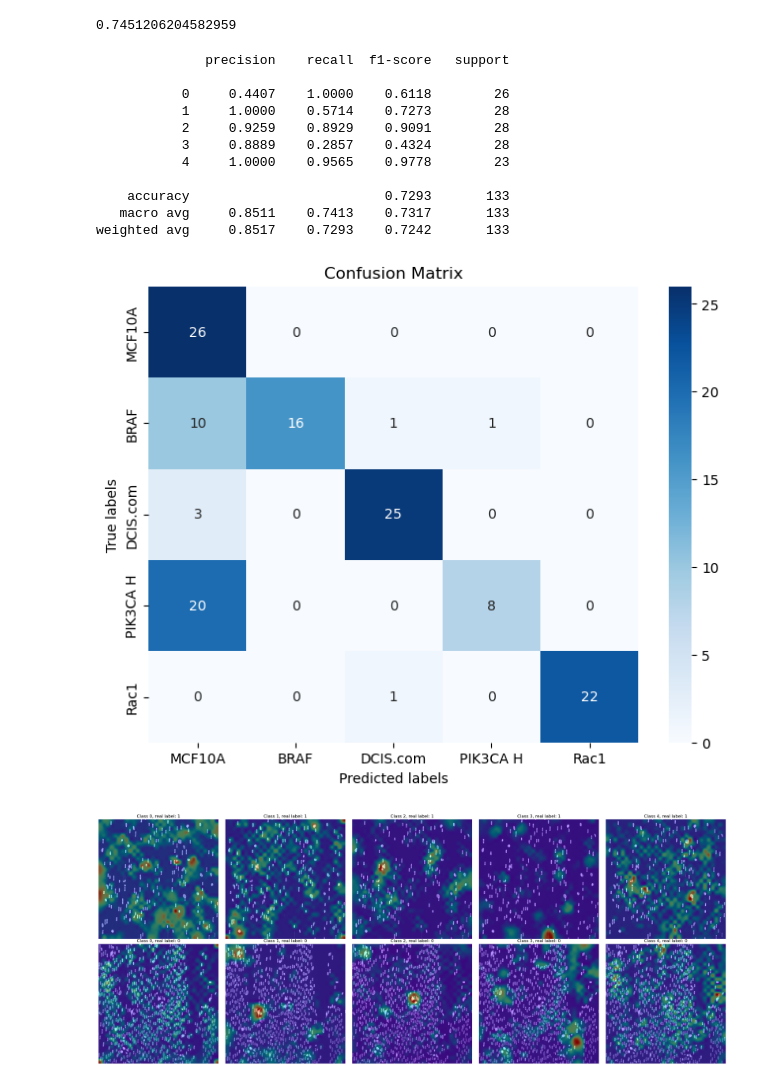
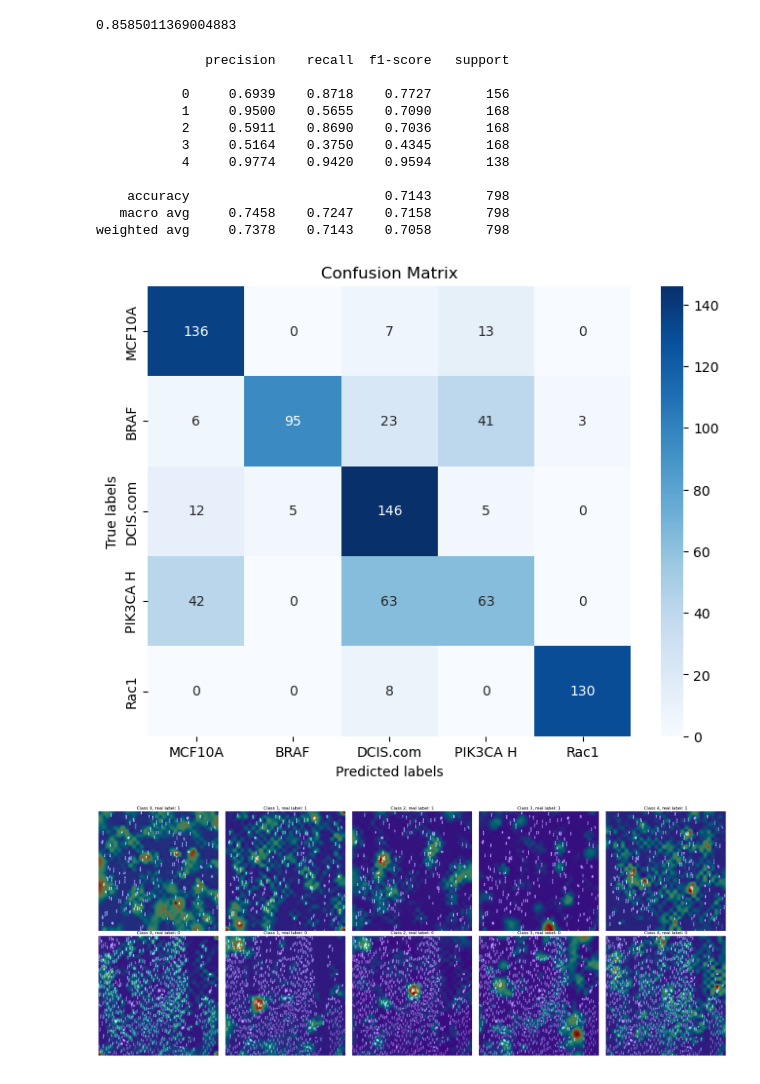
Before and after one commit to xjzhaang/microgrooves-classification, a Jupyter notebook: testing.ipynb, the cells around one changed output. Saved outputs shown, nothing was run; the diff lists cells and outputs as text; code cells hidden in the pictures.

```diff
--- a/testing.ipynb
+++ b/testing.ipynb
@@ -15,13 +15,15 @@ import numpy as np
 # %%
 EXPERIMENT="cancer_multiclass"
 EPOCH=210
+EXP_IDS = [220429, 220506]
 LOG_DIR = f"{EXPERIMENT}_{EPOCH}"
-SAVE_PATH = f"experiments/{EXPERIMENT}/models"
+SAVE_PATH = f"experiments/{EXPERIMENT}/models_{EXP_IDS}"
 MODEL = torch.load(f"{SAVE_PATH}/best_loss.pth")["model"]
 NUM_CLASSES=5
 
 train_transforms, val_transforms, test_transforms = create_transforms()
-test_dataset = MyoblastDataset(cell_type="cancer", exp_ids=[220508], mode="test", transform=test_transforms)
+test_dataset = MyoblastDataset(cell_type="cancer", exp_ids=[220508], mode="cropped", transform=val_transforms)
+#test_dataset = MyoblastDataset(cell_type="fibroblast", exp_ids=[240221], mode="test", transform=test_transforms)
 test_loader = ThreadDataLoader(test_dataset, num_workers=0, batch_size=1, shuffle=False)
 # %%
 transforms = tta.Compose(
@@ -34,7 +36,7 @@ transforms = tta.Compose(
 )
 
 test_loss_fn = torch.nn.CrossEntropyLoss()
-eval_model = EfficientNetBN("efficientnet-b7", pretrained=False, progress=False, spatial_dims=2, in_channels=1, num_classes=NUM_CLASSES)
+eval_model = EfficientNetBN("efficientnet-b5", pretrained=False, progress=False, spatial_dims=2, in_channels=1, num_classes=NUM_CLASSES)
 #eval_model = DenseNet121(spatial_dims=2, in_channels=1, out_channels=NUM_CLASSES, pretrained=False)
 eval_model.load_state_dict(MODEL)
 eval_model.to("cuda")
@@ -50,16 +52,17 @@ with torch.no_grad():
         )
         labels = []
         with torch.cuda.amp.autocast():
-            for transformer in transforms: # custom transforms or e.g. tta.aliases.d4_transform()
+            # for transformer in transforms: # custom transforms or e.g. tta.aliases.d4_transform()
 
-                # augment image
-                test_images = transformer.augment_image(test_images)
-                #pred = eval_model(test_images)
-                y_pred_out = sliding_window_inference(test_images, roi_size=(512, 512), sw_batch_size=8, predictor=Wrapper(eval_model, NUM_CLASSES), overlap=0.75)
-                #pred = sliding_window_inferencer(test_images, eval_model, patch_size=(512, 512), overlap=0.5, num_classes=NUM_CLASSES)
-                pred = torch.mean(y_pred_out, dim=(2, 3))
+            # augment image
+            #test_images = transformer.augment_image(test_images)
+            pred = eval_model(test_images)
+            #y_pred_out = sliding_window_inference(test_images, roi_size=(512, 512), sw_batch_size=8, predictor=Wrapper(eval_model, NUM_CLASSES), overlap=0.75)
+            #pred = sliding_window_inferencer(test_images, eval_model, patch_size=(512, 512), overlap=0.8, num_classes=NUM_CLASSES)
+            #print(pred)
+            #pred = torch.mean(y_pred_out, dim=(2, 3))
 
-                labels.append(pred)
+            labels.append(pred)
 
         concatenated_tensor = torch.cat(labels, dim=0)
         pred = torch.mean(concatenated_tensor,dim=0).unsqueeze(0)
@@ -76,39 +79,39 @@ torch.cuda.empty_cache()
 # %%
 loss
 # %% [output]
-0.7451206204582959
+0.8585011369004883
 # %%
 cm = confusion_matrix(y_true, y_pred)
 REPORT_SAVE_PATH = f"experiments/{EXPERIMENT}/models/"
 # Extract labels from classification report
 report = classification_report(y_true, y_pred, digits=4, zero_division=0)
 print(report)
 
 
 #labels = ['WT', 'K32', 'L380S', 'R249W', 'Nesprin1KO']
 labels = ['MCF10A', 'BRAF', 'DCIS.com', 'PIK3CA H', 'Rac1']
 plt.figure(figsize=(8, 6))
 sns.heatmap(cm, annot=True, cmap='Blues', fmt='g', xticklabels=labels, yticklabels=labels)
 plt.xlabel('Predicted labels')
 plt.ylabel('True labels')
 plt.title('Confusion Matrix')
-plt.savefig(REPORT_SAVE_PATH + "confusion_matrix_multiclass.png", bbox_inches='tight')
+#plt.savefig(REPORT_SAVE_PATH + "confusion_matrix_multiclass.png", bbox_inches='tight')
 plt.show()
-with open(REPORT_SAVE_PATH + "classification_report.txt", "w") as f:
-    f.write(report)
+# with open(REPORT_SAVE_PATH + "classification_report.txt", "w") as f:
+#     f.write(report)
 # %% [output]
               precision    recall  f1-score   support
 
-           0     0.4407    1.0000    0.6118        26
-           1     1.0000    0.5714    0.7273        28
-           2     0.9259    0.8929    0.9091        28
-           3     0.8889    0.2857    0.4324        28
-           4     1.0000    0.9565    0.9778        23
+           0     0.6939    0.8718    0.7727       156
+           1     0.9500    0.5655    0.7090       168
+           2     0.5911    0.8690    0.7036       168
+           3     0.5164    0.3750    0.4345       168
+           4     0.9774    0.9420    0.9594       138
 
-    accuracy                         0.7293       133
-   macro avg     0.8511    0.7413    0.7317       133
-weighted avg     0.8517    0.7293    0.7242       133
+    accuracy                         0.7143       798
+   macro avg     0.7458    0.7247    0.7158       798
+weighted avg     0.7378    0.7143    0.7058       798
-[figure, old version]
+[figure, new version]
 # %%
 from monai.visualize import GradCAMpp, GradCAM
 from monai.visualize.class_activation_maps import default_normalizer
```
Also changed, not shown: parts of 1 cell of this notebook, 6 other files.
